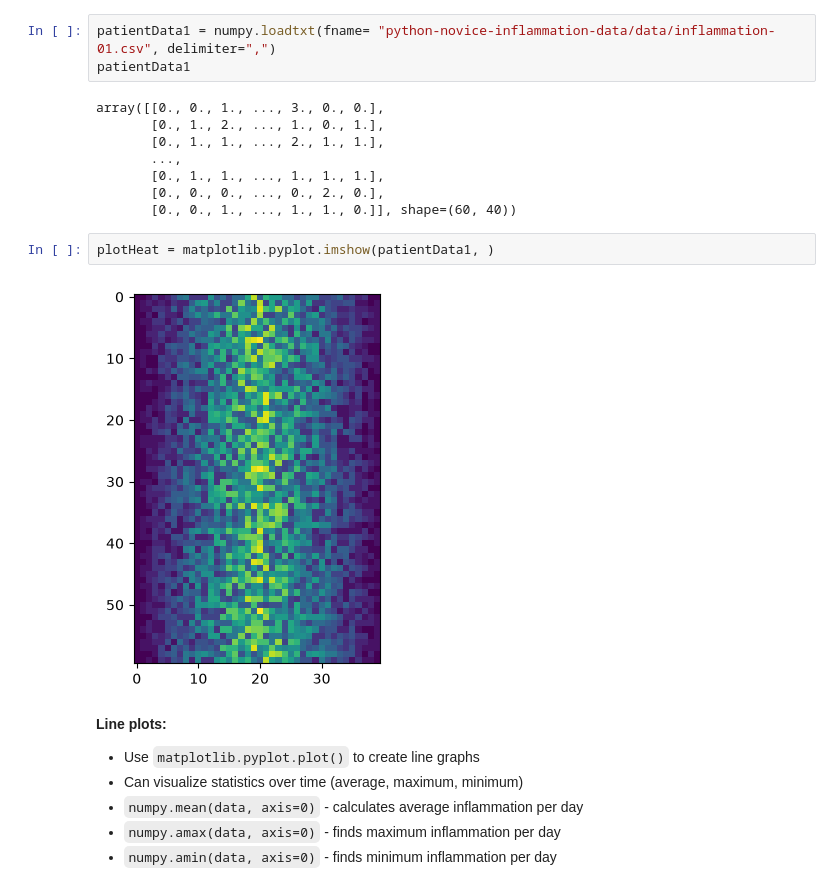
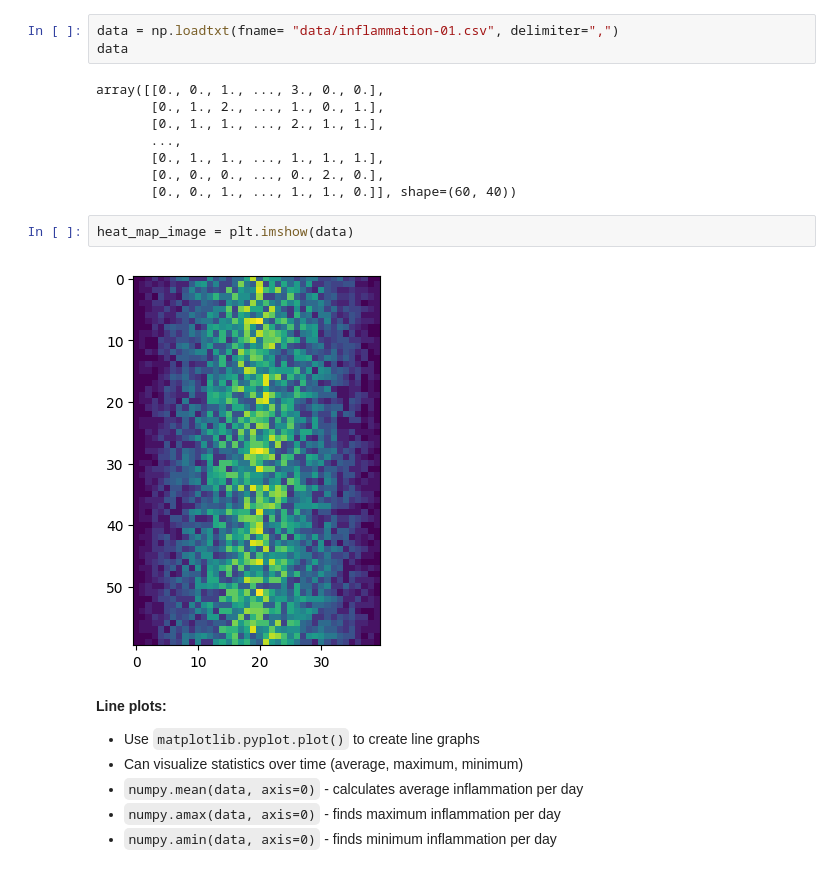
Before and after one commit to rmeeuwisse/swc-python, a Jupyter notebook: 03-visualizing-data.ipynb, the cells around one changed output. Saved outputs shown, nothing was run; the diff lists cells and outputs as text.

```diff
--- a/03-visualizing-data.ipynb
+++ b/03-visualizing-data.ipynb
@@ -24,6 +26,6 @@ import numpy
 # %%
-patientData1 = numpy.loadtxt(fname= "python-novice-inflammation-data/data/inflammation-01.csv", delimiter=",")
-patientData1
+data = np.loadtxt(fname= "data/inflammation-01.csv", delimiter=",")
+data
 # %% [output]
 array([[0., 0., 1., ..., 3., 0., 0.],
        [0., 1., 2., ..., 1., 0., 1.],
@@ -32,10 +34,10 @@ array([[0., 0., 1., ..., 3., 0., 0.],
        [0., 1., 1., ..., 1., 1., 1.],
        [0., 0., 0., ..., 0., 2., 0.],
        [0., 0., 1., ..., 1., 1., 0.]], shape=(60, 40))
-# %%
-plotHeat = matplotlib.pyplot.imshow(patientData1, )
-# %% [output]
-[figure, removed]
+# %%
+heat_map_image = plt.imshow(data)
+# %% [output]
+[figure, added]
 # %% [markdown]
 **Line plots:**
 - Use `matplotlib.pyplot.plot()` to create line graphs
```
Also changed, not shown: parts of 9 cells of this notebook.
